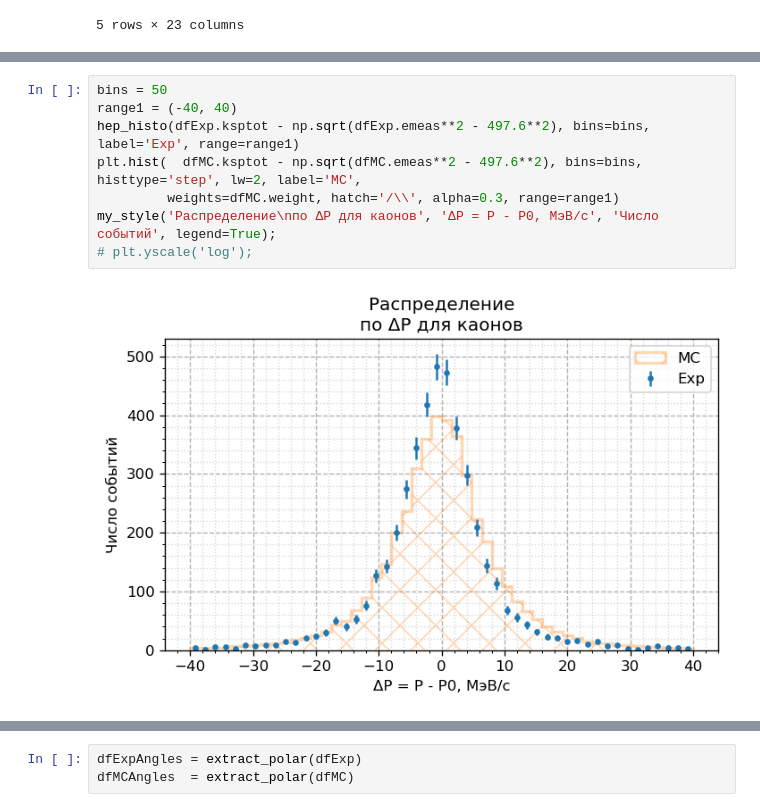
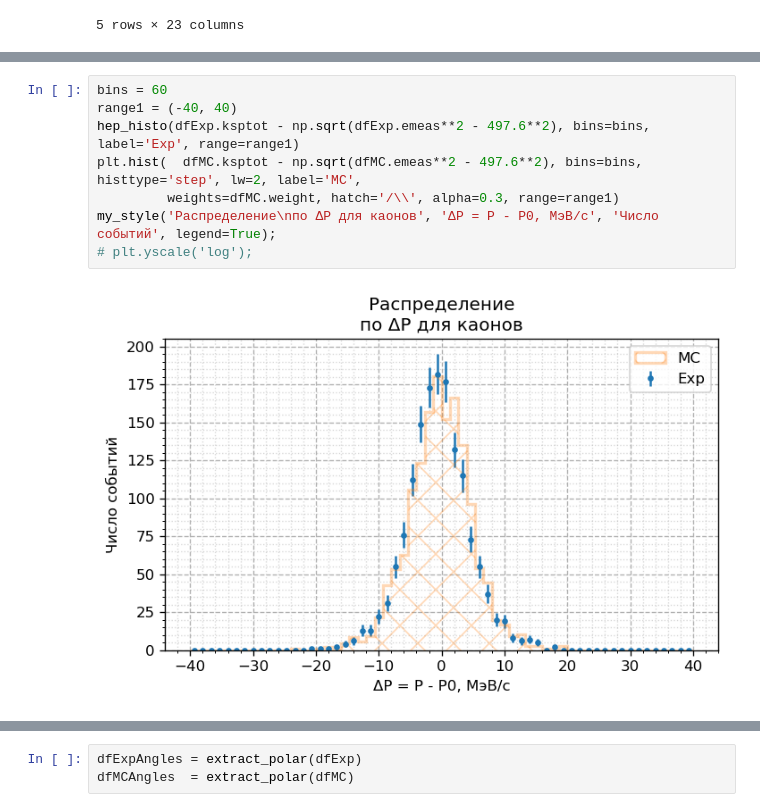
Before and after one commit to nikita-p/kskl20, a Jupyter notebook: notebooks/01. AnglesNote.ipynb, the cells around one changed output, grey strips where cells are left out. Cells and saved outputs as stored; diff of their text form.

```diff
--- a/notebooks/01. AnglesNote.ipynb
+++ b/notebooks/01. AnglesNote.ipynb
@@ -102,13 +151,13 @@ len(dfExp), dfMC.weight.sum()
 # %%
-bins = 50
+bins = 60
 range1 = (-40, 40)
 hep_histo(dfExp.ksptot - np.sqrt(dfExp.emeas**2 - 497.6**2), bins=bins, label='Exp', range=range1)
 plt.hist(  dfMC.ksptot - np.sqrt(dfMC.emeas**2 - 497.6**2), bins=bins, histtype='step', lw=2, label='MC',
          weights=dfMC.weight, hatch='/\\', alpha=0.3, range=range1)
 my_style('Распределение\nпо ΔP для каонов', 'ΔP = P - P0, МэВ/с', 'Число событий', legend=True);
 # plt.yscale('log');
 # %% [output]
-[figure, old version]
+[figure, new version]
 # %%
 chi2, ndf = chi2_ndf(dfExp.ksminv - np.sqrt(dfExp.emeas**2 - 497.6**2),
                       dfMC.ksminv - np.sqrt( dfMC.emeas**2 - 497.6**2), range=(-40, 40), bins=50, weights2=dfMC.weight)
```
Also changed, not shown: parts of 16 cells of this notebook, 3 other files.
